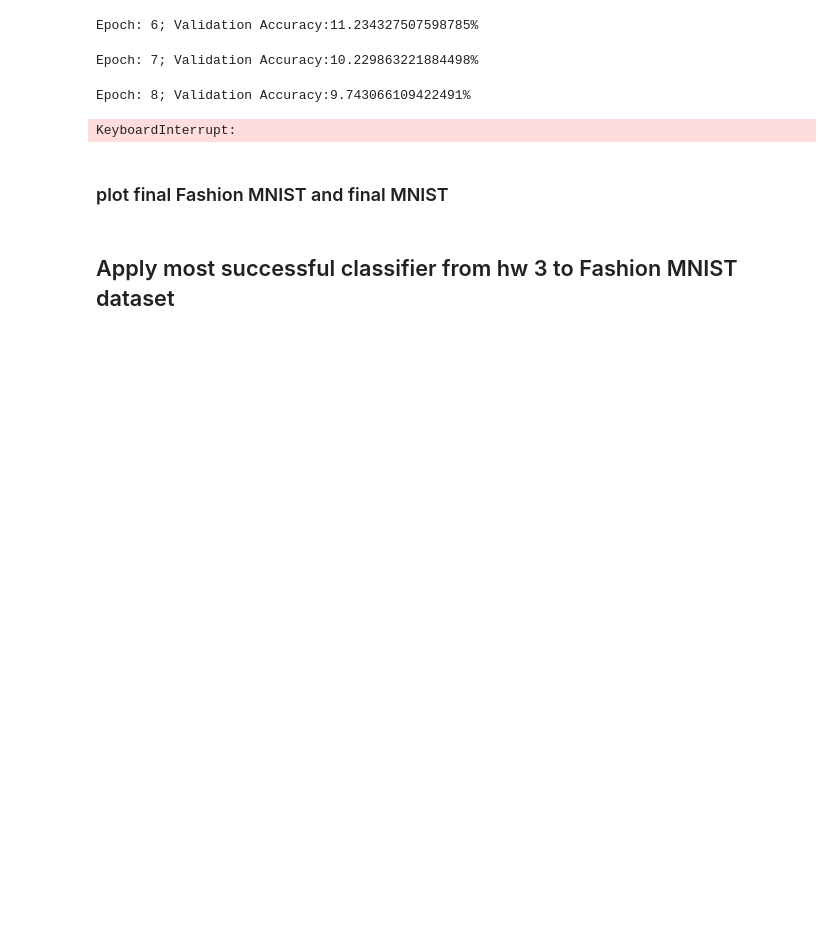
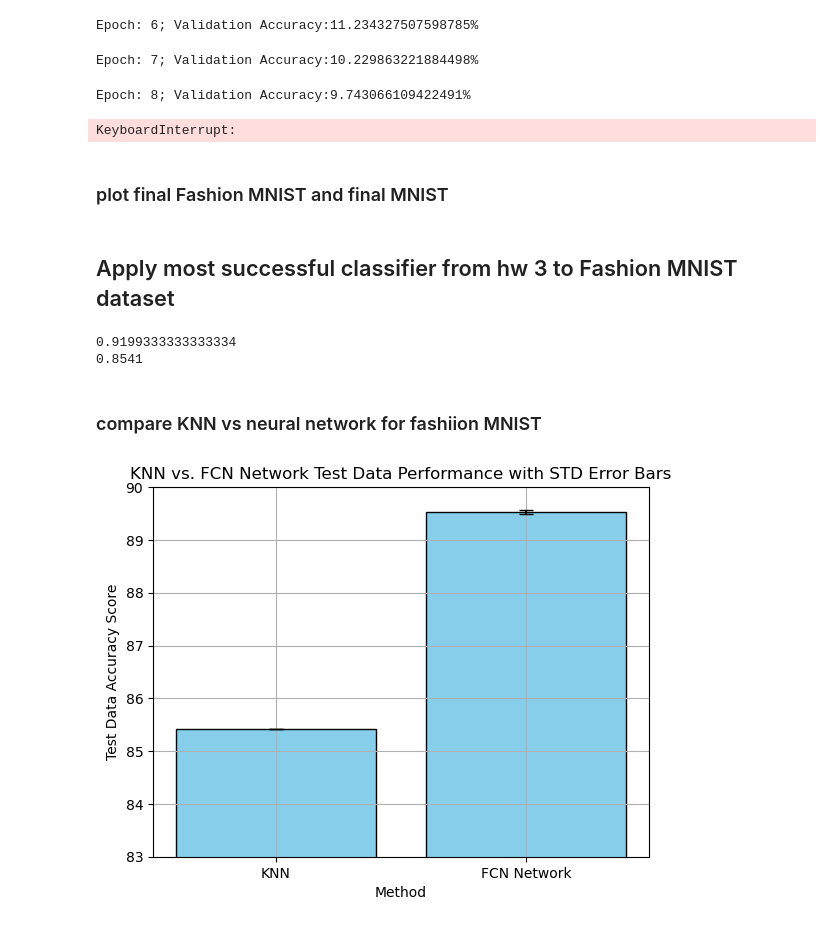
Before and after one commit to jadeglaister/AMATH582, a Jupyter notebook: HW4/HW4code.ipynb, the cells around one changed output. Cells and saved outputs as stored; diff of their text form; code cells hidden in the pictures; blank space fills up the shorter version.

```diff
--- a/HW4/HW4code.ipynb
+++ b/HW4/HW4code.ipynb
@@ -962,0 +921,52 @@ plt.show()
+# %%
+
+# refit PCA model
+pca_trial = PCA()
+Xtr_pca_K_trial = pca_trial.fit_transform(Xtraindata)
+Xte_pca_K_trial = pca_trial.transform(Xtestdata)
+
+# use optimal K value in KNN
+KNNCL = KNeighborsClassifier(n_neighbors=3)
+KNNCL.fit(Xtr_pca_K_trial, ytrainlabels)
+
+# find accuracy score
+KNNTr_score = KNNCL.score(Xtr_pca_K_trial, ytrainlabels)
+KNNTe_score = KNNCL.score(Xte_pca_K_trial, ytestlabels)
+
+print(KNNTr_score)
+print(KNNTe_score)
+# %% [output]
+0.9199333333333334
+0.8541
+# %% [markdown]
+### compare KNN vs neural network for fashiion MNIST
+# %%
+x_labels = np.array(['KNN', 'FCN Network'])
+
+# Define x positions for training (left) and testing (right)
+x_te_opt = np.arange(len(x_labels))
+
+# Means for training and testing sets
+y_te_opt = np.array([KNNTe_score*100, final_acc_mean])
+
+# Standard deviations for training and testing sets
+e_te_opt = np.array([0, final_acc_std])
+
+# Plot with slight horizontal offsets for better visualization
+plt.bar(x_te_opt, y_te_opt, yerr=e_te_opt, capsize=5, color='skyblue', edgecolor='black')
+
+
+# Adjust x-ticks to align with category labels
+plt.xticks(np.arange(len(x_labels)), x_labels)
+
+# Labels and title
+plt.xlabel("Method")
+plt.ylabel("Test Data Accuracy Score")
+plt.ylim([83,90])
+plt.title("KNN vs. FCN Network Test Data Performance with STD Error Bars")
+plt.grid()
+
+# save plot
+plt.savefig(f'/Users/jadeg/Documents/UW/winter/AMATH 582/HW4/figures/KNNFCNcompare_te.png')
+# %% [output]
+[figure, added]
```
Also changed, not shown: parts of 5 cells of this notebook.
